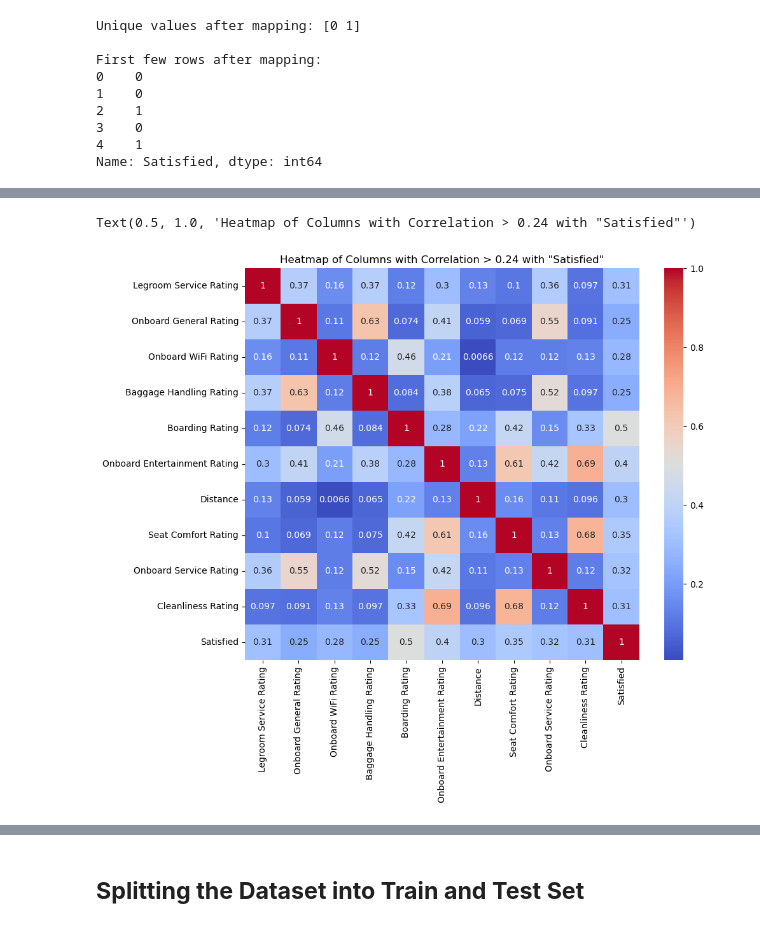
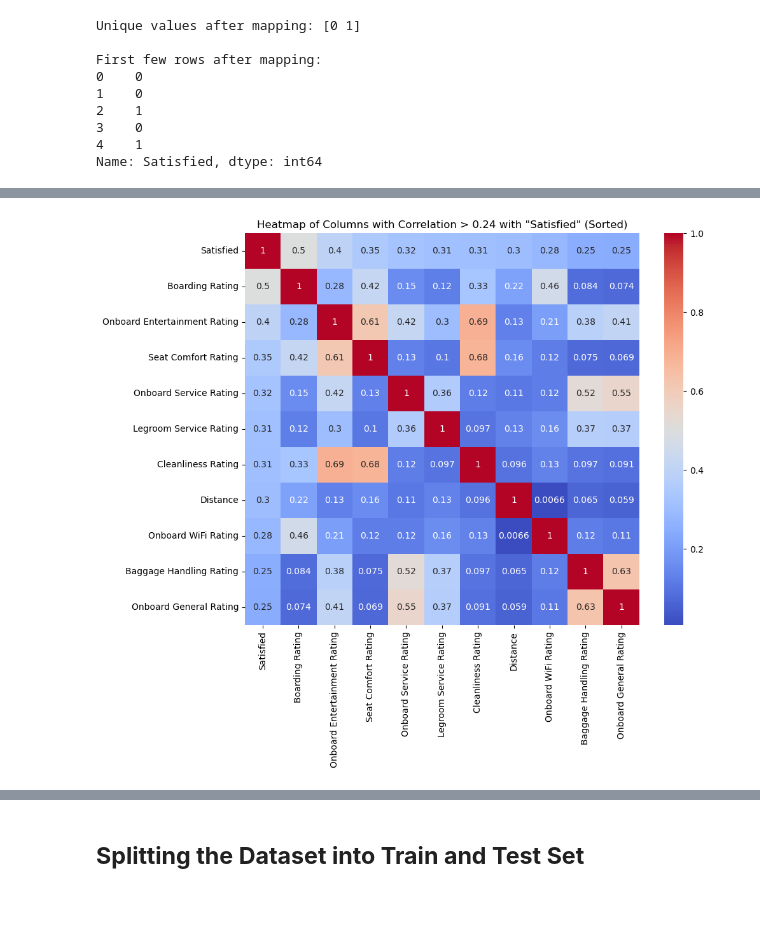
Before and after one commit to sofbruni/AI_PROJECT2023-2024, a Jupyter notebook: main copy.ipynb, the cells around one changed output, grey strips where cells are left out. Drawn from its saved outputs; the diff is of its cells as text; code cells hidden in the pictures.

```diff
--- a/main copy.ipynb
+++ b/main copy.ipynb
@@ -459,15 +506,26 @@ plt.show()
 # %%
-# Find columns where the correlation with 'Satisfied' is greater than 0.24
+# Assuming you have the necessary imports and the correlation matrix 'corr_matrix' already computed
+
+# Find columns where the absolute correlation with 'Satisfied' is greater than 0.24
 cols_with_high_corr = corr_matrix.index[abs(corr_matrix['Satisfied']) > 0.24].tolist()
 
 # Filter the correlation matrix to include only these columns
 filtered_corr_matrix = corr_matrix.loc[cols_with_high_corr, cols_with_high_corr]
 
+# Sort the filtered columns (excluding 'Satisfied') based on their correlation with 'Satisfied' in descending order
+satisfied_corr_filtered = filtered_corr_matrix['Satisfied'].drop('Satisfied').sort_values(ascending=False)
+
+# Get the sorted indices, placing 'Satisfied' first
+sorted_indices_filtered = ['Satisfied'] + list(satisfied_corr_filtered.index)
+
+# Reorder the filtered correlation matrix
+filtered_corr_matrix_sorted = filtered_corr_matrix.loc[sorted_indices_filtered, sorted_indices_filtered]
+
 # Create the heatmap
 plt.figure(figsize=(10, 8))
-sns.heatmap(filtered_corr_matrix, annot=True, cmap='coolwarm')
-plt.title('Heatmap of Columns with Correlation > 0.24 with "Satisfied"')
+sns.heatmap(filtered_corr_matrix_sorted, annot=True, cmap='coolwarm')
+plt.title('Heatmap of Columns with Correlation > 0.24 with "Satisfied" (Sorted)')
+plt.show()
 # %% [output]
-Text(0.5, 1.0, 'Heatmap of Columns with Correlation > 0.24 with "Satisfied"')
-[figure, old version]
+[figure, new version]
 # %%
```
Also changed, not shown: parts of 28 cells of this notebook.
